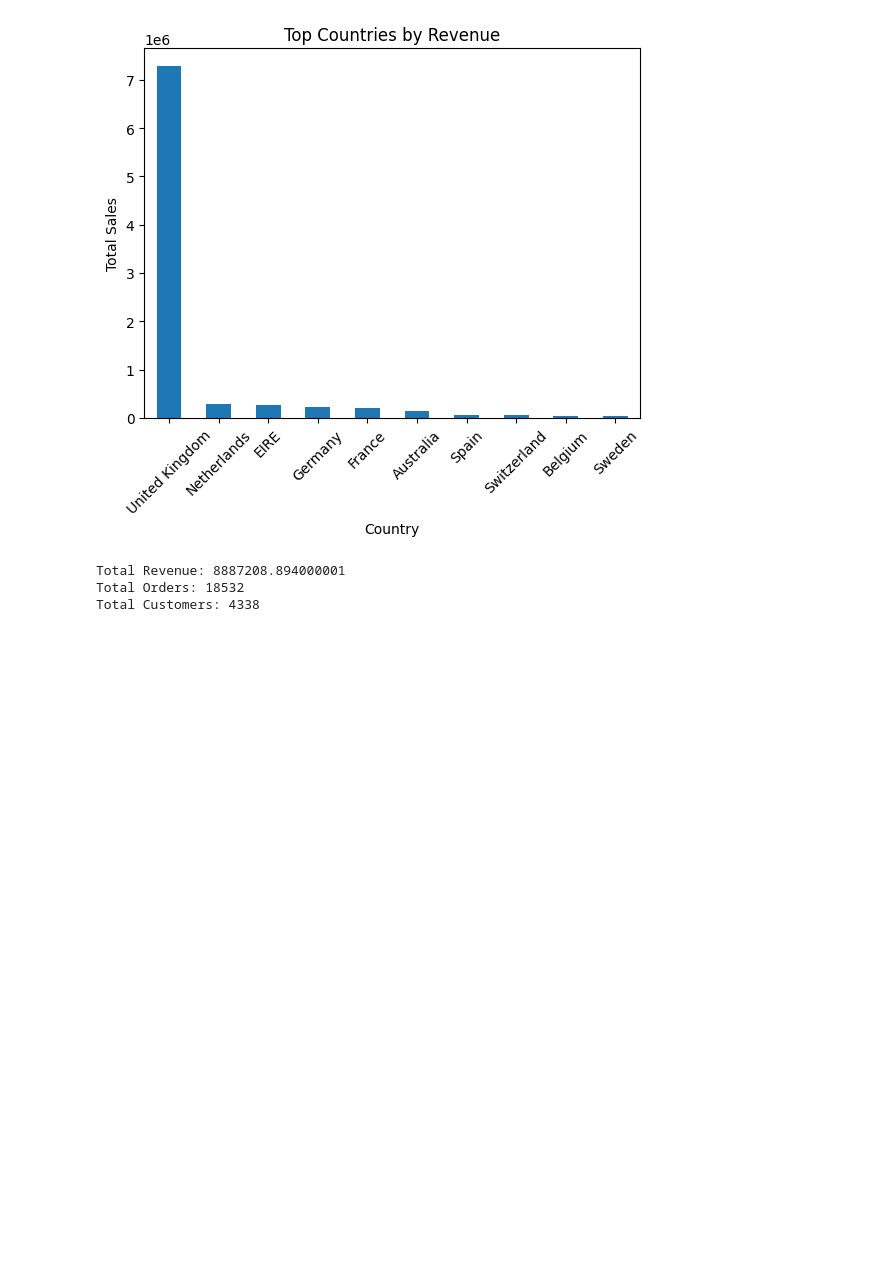
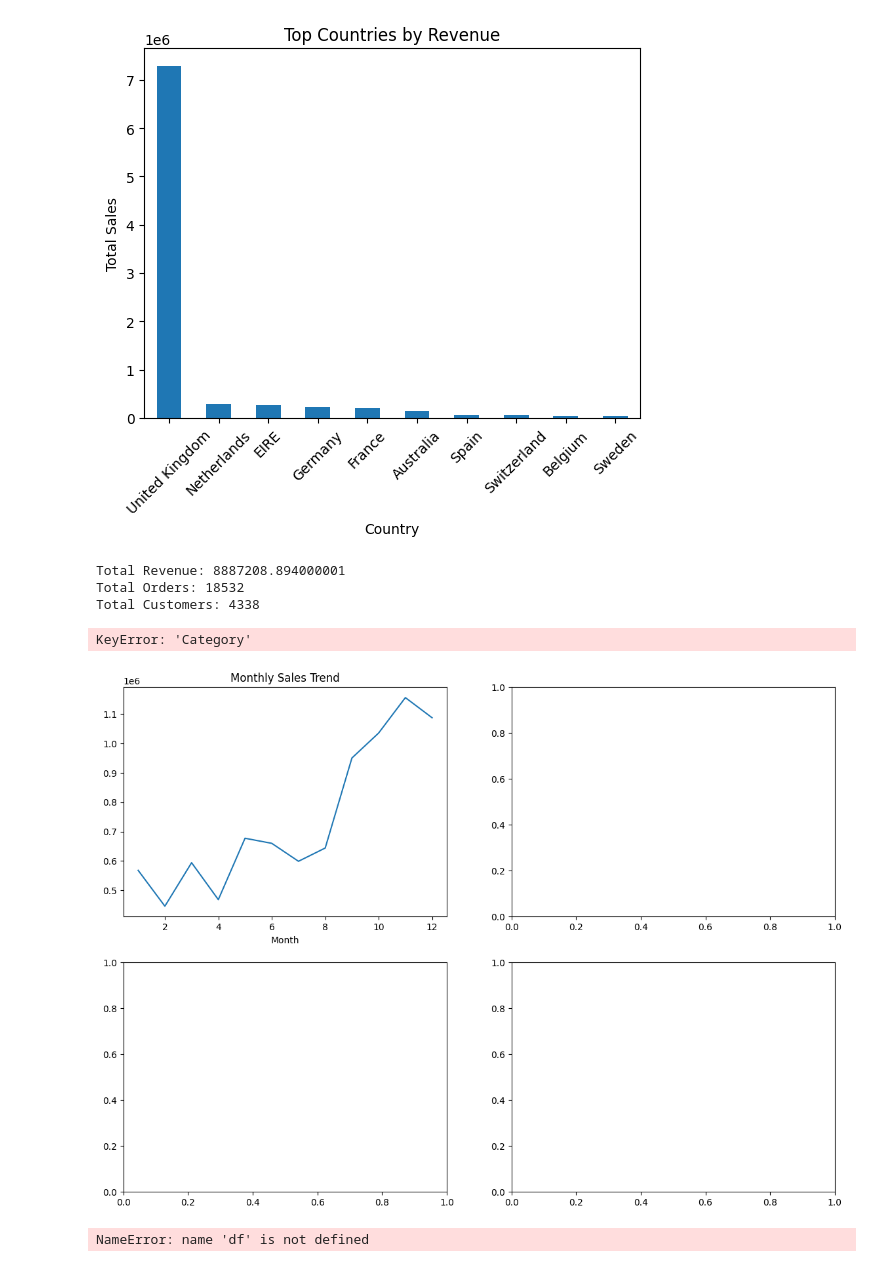
Before and after one commit to adityabhambure18/FUTURE_DS_01, a Jupyter notebook: notebook/analysis.ipynb, the cells around one changed output. Cells and saved outputs as stored; diff of their text form; code cells hidden in the pictures; blank space fills up the shorter version.

```diff
--- a/notebook/analysis.ipynb
+++ b/notebook/analysis.ipynb
@@ -108,3 +108,36 @@ print("Total Customers:", total_customers)
 Total Revenue: 8887208.894000001
 Total Orders: 18532
 Total Customers: 4338
+# %%
+import matplotlib.pyplot as plt
+
+fig, axs = plt.subplots(2, 2, figsize=(14,10))
+
+# 1️⃣ Monthly Sales Trend
+monthly_sales.plot(ax=axs[0,0])
+axs[0,0].set_title("Monthly Sales Trend")
+
+# 2️⃣ Sales by Category
+category_sales = df.groupby("Category")["TotalSales"].sum()
+category_sales.plot(kind='bar', ax=axs[0,1])
+axs[0,1].set_title("Sales by Category")
+
+# 3️⃣ Sales by Region
+region_sales = df.groupby("Region")["TotalSales"].sum()
+region_sales.plot(kind='bar', ax=axs[1,0])
+axs[1,0].set_title("Sales by Region")
+
+# 4️⃣ Profit by Category
+category_profit = df.groupby("Category")["Profit"].sum()
+category_profit.plot(kind='bar', ax=axs[1,1])
+axs[1,1].set_title("Profit by Category")
+
+plt.tight_layout()
+plt.show()
+# %% [output]
+KeyError: 'Category'
+[figure, added]
+# %%
+monthly_sales = df.groupby('Month')['TotalSales'].sum().sort_index()
+# %% [output]
+NameError: name 'df' is not defined
```
Also changed, not shown: parts of 1 cell of this notebook, 1 other file.
